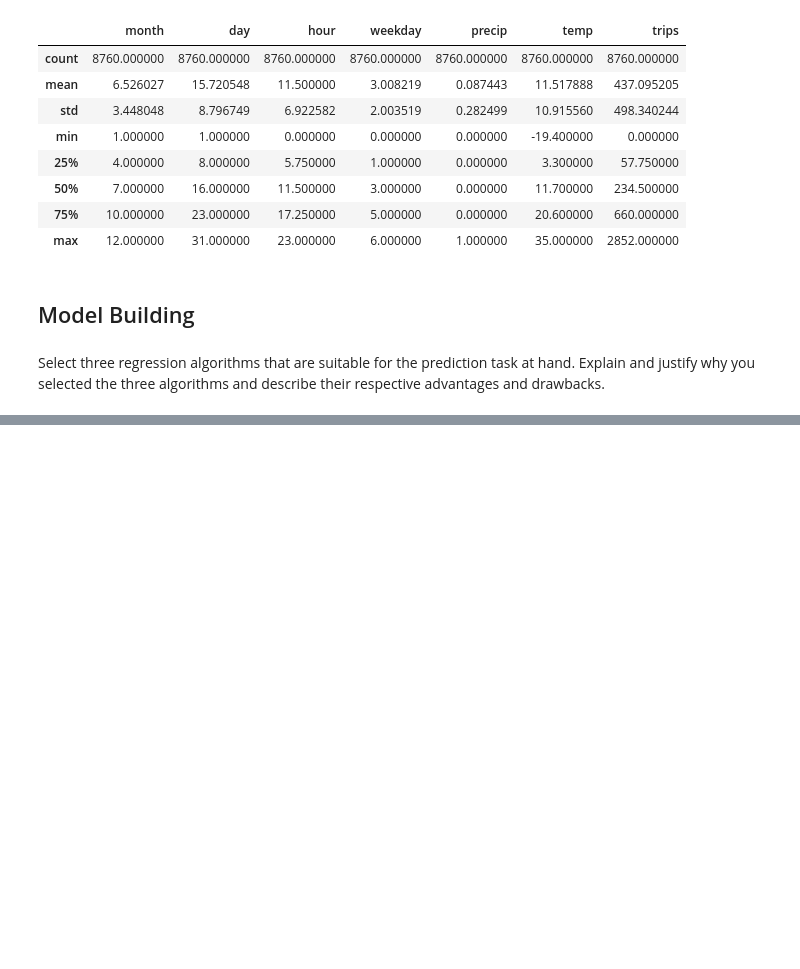
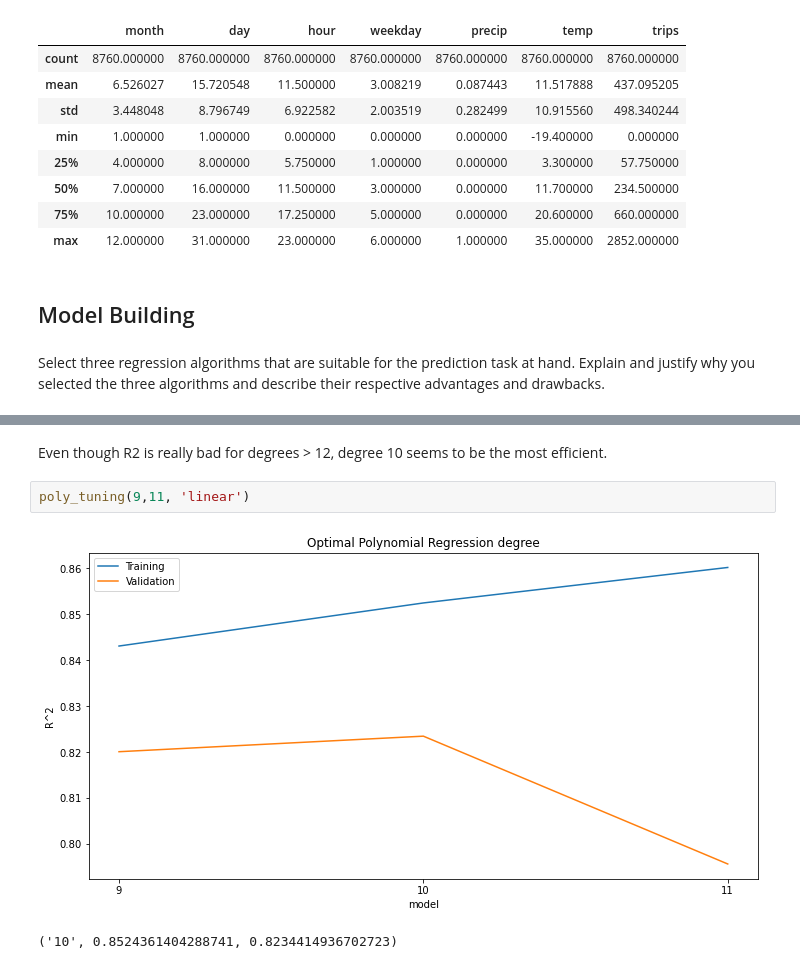
Before and after one commit to agruenb/AA-2022-TEAM-11, a Jupyter notebook: Pred_clean.ipynb, the cells around one changed output, grey strips where cells are left out. Saved outputs shown, nothing was run; the diff lists cells and outputs as text; blank space fills up the shorter version.

```diff
--- a/Pred_clean.ipynb
+++ b/Pred_clean.ipynb
@@ -424,0 +387,7 @@ NameError: name 'poly_features' is not defined
+# %% [markdown]
+Even though R2 is really bad for degrees > 12, degree 10 seems to be the most efficient.
+# %%
+poly_tuning(9,11, 'linear')
+# %% [output]
+[figure, added]
+('10', 0.8524361404288741, 0.8234414936702723)
```
Also changed, not shown: parts of 88 cells of this notebook.
